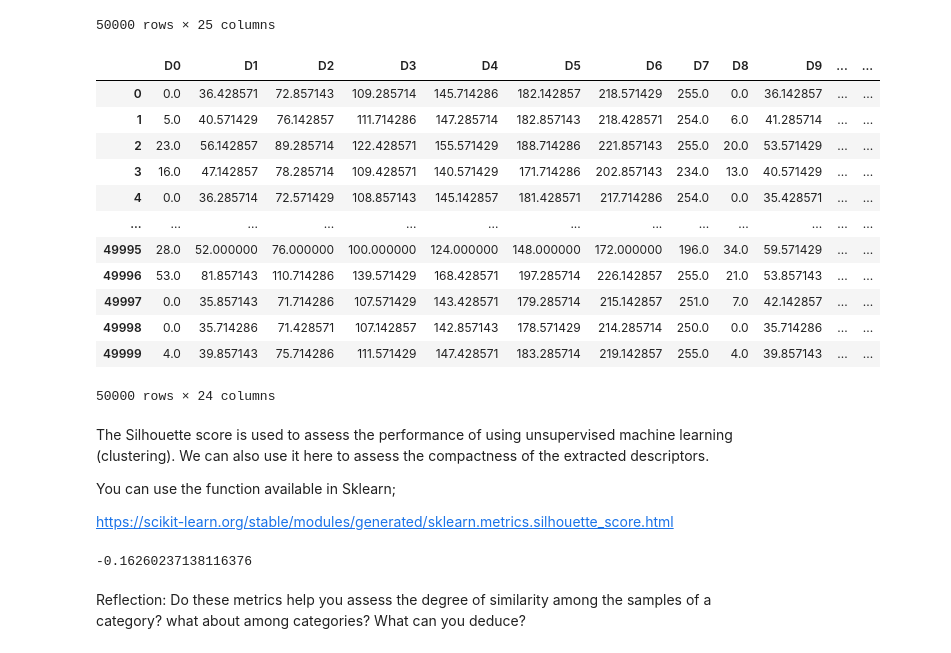
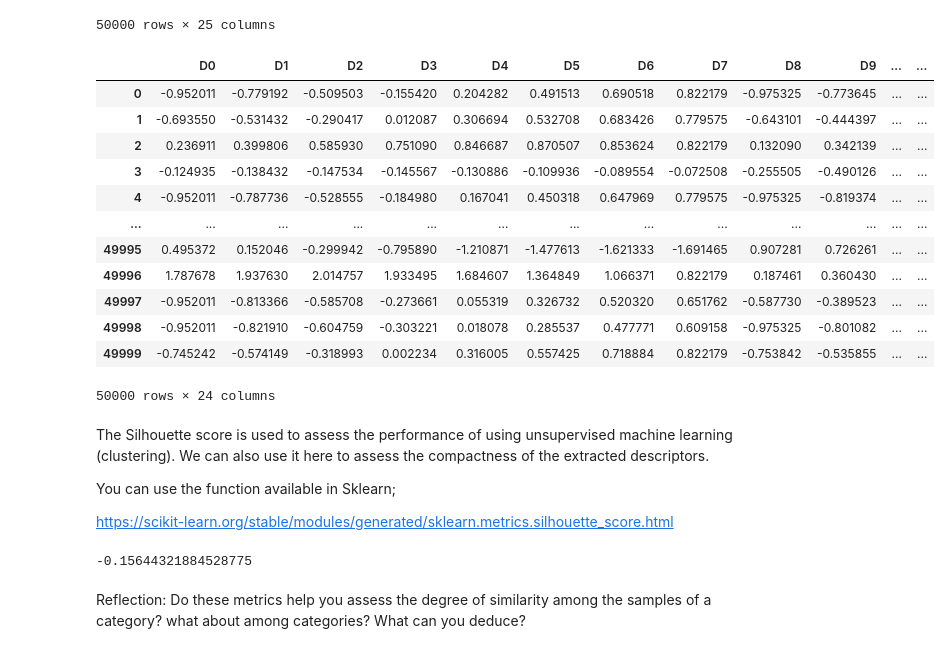
Before and after one commit to Exion35/UT---DataScience, a Jupyter notebook: Assignment 1 - Understanding a dataset.ipynb, the cells around one changed output. Drawn from its saved outputs; the diff is of its cells as text; code cells hidden in the pictures.

```diff
--- a/Assignment 1 - Understanding a dataset.ipynb
+++ b/Assignment 1 - Understanding a dataset.ipynb
@@ -228,21 +228,26 @@ df2
 50000 rows × 25 columns
 # %%
 y = df2["Label"]
-X = df2.drop(["Label"], axis=1)
+
+def mean_norm(df_input):
+    return df_input.apply(lambda x: (x-x.mean())/ x.std(), axis=0)
+
+df_mean_norm = mean_norm(df2.drop(["Label"], axis=1))
+X = df_mean_norm
 X
 # %% [output]
 |  | D0 | D1 | D2 | D3 | D4 | D5 | D6 | D7 | D8 | D9 | ... | ... |
-| 0 | 0.0 | 36.428571 | 72.857143 | 109.285714 | 145.714286 | 182.142857 | 218.571429 | 255.0 | 0.0 | 36.142857 | ... | ... |
-| 1 | 5.0 | 40.571429 | 76.142857 | 111.714286 | 147.285714 | 182.857143 | 218.428571 | 254.0 | 6.0 | 41.285714 | ... | ... |
-| 2 | 23.0 | 56.142857 | 89.285714 | 122.428571 | 155.571429 | 188.714286 | 221.857143 | 255.0 | 20.0 | 53.571429 | ... | ... |
-| 3 | 16.0 | 47.142857 | 78.285714 | 109.428571 | 140.571429 | 171.714286 | 202.857143 | 234.0 | 13.0 | 40.571429 | ... | ... |
-| 4 | 0.0 | 36.285714 | 72.571429 | 108.857143 | 145.142857 | 181.428571 | 217.714286 | 254.0 | 0.0 | 35.428571 | ... | ... |
+| 0 | -0.952011 | -0.779192 | -0.509503 | -0.155420 | 0.204282 | 0.491513 | 0.690518 | 0.822179 | -0.975325 | -0.773645 | ... | ... |
+| 1 | -0.693550 | -0.531432 | -0.290417 | 0.012087 | 0.306694 | 0.532708 | 0.683426 | 0.779575 | -0.643101 | -0.444397 | ... | ... |
+| 2 | 0.236911 | 0.399806 | 0.585930 | 0.751090 | 0.846687 | 0.870507 | 0.853624 | 0.822179 | 0.132090 | 0.342139 | ... | ... |
+| 3 | -0.124935 | -0.138432 | -0.147534 | -0.145567 | -0.130886 | -0.109936 | -0.089554 | -0.072508 | -0.255505 | -0.490126 | ... | ... |
+| 4 | -0.952011 | -0.787736 | -0.528555 | -0.184980 | 0.167041 | 0.450318 | 0.647969 | 0.779575 | -0.975325 | -0.819374 | ... | ... |
 | ... | ... | ... | ... | ... | ... | ... | ... | ... | ... | ... | ... | ... |
-| 49995 | 28.0 | 52.000000 | 76.000000 | 100.000000 | 124.000000 | 148.000000 | 172.000000 | 196.0 | 34.0 | 59.571429 | ... | ... |
-| 49996 | 53.0 | 81.857143 | 110.714286 | 139.571429 | 168.428571 | 197.285714 | 226.142857 | 255.0 | 21.0 | 53.857143 | ... | ... |
-| 49997 | 0.0 | 35.857143 | 71.714286 | 107.571429 | 143.428571 | 179.285714 | 215.142857 | 251.0 | 7.0 | 42.142857 | ... | ... |
-| 49998 | 0.0 | 35.714286 | 71.428571 | 107.142857 | 142.857143 | 178.571429 | 214.285714 | 250.0 | 0.0 | 35.714286 | ... | ... |
-| 49999 | 4.0 | 39.857143 | 75.714286 | 111.571429 | 147.428571 | 183.285714 | 219.142857 | 255.0 | 4.0 | 39.857143 | ... | ... |
+| 49995 | 0.495372 | 0.152046 | -0.299942 | -0.795890 | -1.210871 | -1.477613 | -1.621333 | -1.691465 | 0.907281 | 0.726261 | ... | ... |
+| 49996 | 1.787678 | 1.937630 | 2.014757 | 1.933495 | 1.684607 | 1.364849 | 1.066371 | 0.822179 | 0.187461 | 0.360430 | ... | ... |
+| 49997 | -0.952011 | -0.813366 | -0.585708 | -0.273661 | 0.055319 | 0.326732 | 0.520320 | 0.651762 | -0.587730 | -0.389523 | ... | ... |
+| 49998 | -0.952011 | -0.821910 | -0.604759 | -0.303221 | 0.018078 | 0.285537 | 0.477771 | 0.609158 | -0.975325 | -0.801082 | ... | ... |
+| 49999 | -0.745242 | -0.574149 | -0.318993 | 0.002234 | 0.316005 | 0.557425 | 0.718884 | 0.822179 | -0.753842 | -0.535855 | ... | ... |
 50000 rows × 24 columns
 # %% [markdown]
 The Silhouette score is used to assess the performance of using unsupervised machine learning (clustering). We can also use it here to assess the compactness of the extracted descriptors.
@@ -253,7 +258,7 @@ https://scikit-learn.org/stable/modules/generated/sklearn.metrics.silhouette_sco
 # %%
 silhouette_score(X, y)
 # %% [output]
--0.16260237138116376
+-0.15644321884528775
 # %% [markdown]
 Reflection: Do these metrics help you assess the degree of similarity among the samples of a category? what about among categories? What can you deduce?
 # %% [markdown]
```
Also changed, not shown: parts of 4 cells of this notebook.
